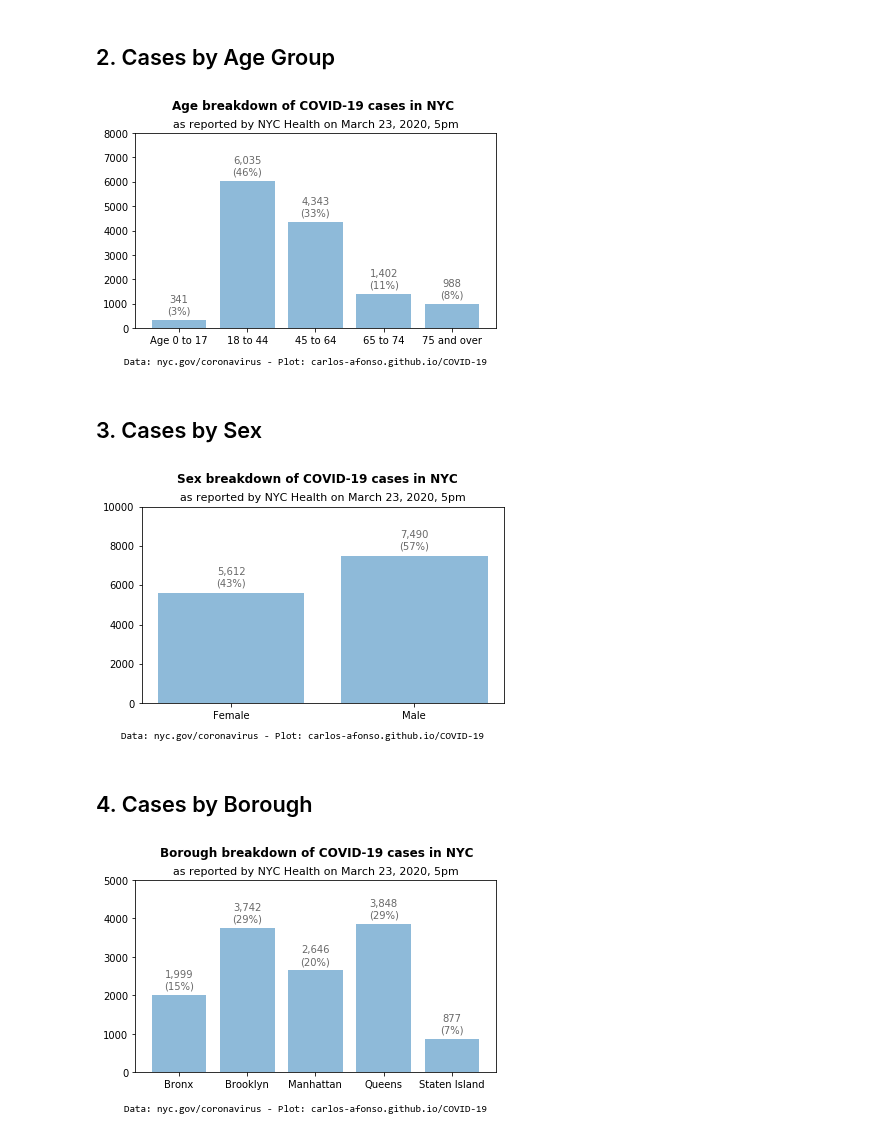
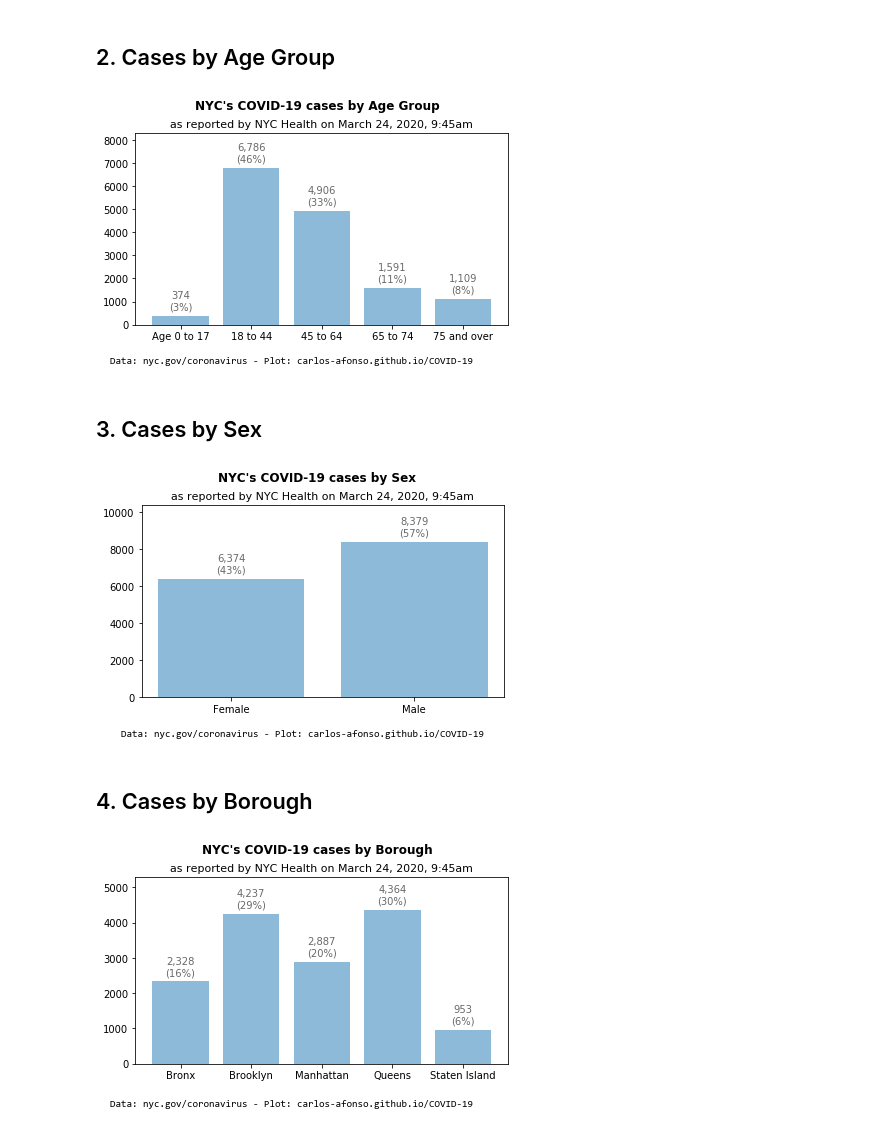
Before and after one commit to carlos-afonso/COVID-19, a Jupyter notebook: notebooks/nyc-covid-19-summary.ipynb, the cells around one changed output. Cells and saved outputs as stored; diff of their text form; code cells hidden in the pictures.

Commit message:
Updates NYC data and plots

```diff
--- a/notebooks/nyc-covid-19-summary.ipynb
+++ b/notebooks/nyc-covid-19-summary.ipynb
@@ -10,7 +10,7 @@ import pandas as pd
 # %% [markdown]
 ## 1. Read Data
 # %%
-update_str = 'as reported by NYC Health on March 23, 2020, 5pm'
+update_str = 'as reported by NYC Health on March 24, 2020, 9:45am'
 source_str = 'Data: nyc.gov/coronavirus - Plot: carlos-afonso.github.io/COVID-19'
 
 data_file = '../data/nyc-health-daily-data-summary/nyc-covid-19-summary-from-2020-03-23.csv'
@@ -55,21 +56,21 @@ total = sum(values)
 
 plt.bar(labels, values, alpha=0.5)
 
-plt.ylim(0, 8000)
+plt.ylim(0, 8300)
 
 for xy in zip(range(len(values)), values):
     note = '{:,}'.format(xy[1]) + '\n(' + str(int(round(100 * xy[1] / total, 0))) + '%)'
     plt.annotate(note, xy=xy, xytext=(0, 15), textcoords='offset points', ha='center', va='center', color='dimgray')
 
-plt.suptitle('Age breakdown of COVID-19 cases in NYC', x=0.51, fontweight='bold')
+plt.suptitle('NYC\'s COVID-19 cases by Age Group', x=0.52, fontweight='bold')
 plt.title(update_str, fontsize=11)
 
-plt.text(-0.8, -1500, source_str, fontfamily='Consolas')
+plt.text(-1, -1700, source_str, fontfamily='Consolas')
 
 plt.tight_layout(rect=[0, 0, 1, 0.95])
 plt.show()
 # %% [output]
-[figure, old version]
+[figure, new version]
 # %%
 # Save figure as SVG and PNG images
 file_path = '../images/nyc-covid-19-cases-by-age-group'
@@ -87,21 +88,21 @@ total = sum(values)
 
 plt.bar(labels, values, alpha=0.5)
 
-plt.ylim(0, 10000)
+plt.ylim(0, 10400)
 
 for xy in zip(range(len(values)), values):
     note = '{:,}'.format(xy[1]) + '\n(' + str(int(round(100 * xy[1] / total, 0))) + '%)'
     plt.annotate(note, xy=xy, xytext=(0, 15), textcoords='offset points', ha='center', va='center', color='dimgray')
 
-plt.suptitle('Sex breakdown of COVID-19 cases in NYC', x=0.52, fontweight='bold')
+plt.suptitle('NYC\'s COVID-19 cases by Sex', x=0.52, fontweight='bold')
 plt.title(update_str, fontsize=11)
 
-plt.text(-0.6, -1800, source_str, fontfamily='Consolas')
+plt.text(-0.6, -2100, source_str, fontfamily='Consolas')
 
 plt.tight_layout(rect=[0, 0, 1, 0.95])
 plt.show()
 # %% [output]
-[figure, old version]
+[figure, new version]
 # %%
 # Save figure as SVG and PNG images
 file_path = '../images/nyc-covid-19-cases-by-sex'
@@ -112,30 +113,30 @@ fig.savefig(file_path + '.png', dpi=200)
 # %%
 fig = plt.figure()
 
 boroughs = ['bronx', 'brooklyn', 'manhattan', 'queens', 'staten_island']
 cols = ['borough_' + b for b in boroughs]
 labels = [b.replace('_', ' ').title() for b in boroughs]
 values = df.iloc[-1][cols].values.astype(int)
 total = sum(values)
 
 plt.bar(labels, values, alpha=0.5)
 
-plt.ylim(0, 5000)
+plt.ylim(0, 5300)
 
 for xy in zip(range(len(values)), values):
     note = '{:,}'.format(xy[1]) + '\n(' + str(int(round(100 * xy[1] / total, 0))) + '%)'
     plt.annotate(note, xy=xy, xytext=(0, 15), textcoords='offset points', ha='center', va='center', color='dimgray')
 
-plt.suptitle('Borough breakdown of COVID-19 cases in NYC', x=0.52, fontweight='bold')
+plt.suptitle('NYC\'s COVID-19 cases by Borough', x=0.52, fontweight='bold')
 
 plt.title(update_str, fontsize=11)
 
-plt.text(-0.8, -1000, source_str, fontfamily='Consolas')
+plt.text(-1, -1200, source_str, fontfamily='Consolas')
 
 plt.tight_layout(rect=[0, 0, 1, 0.95])
 plt.show()
 # %% [output]
-[figure, old version]
+[figure, new version]
 # %%
 # Save figure as SVG and PNG images
 file_path = '../images/nyc-covid-19-cases-by-borough'
```
Also changed, not shown: parts of 2 cells of this notebook, 7 other files.
